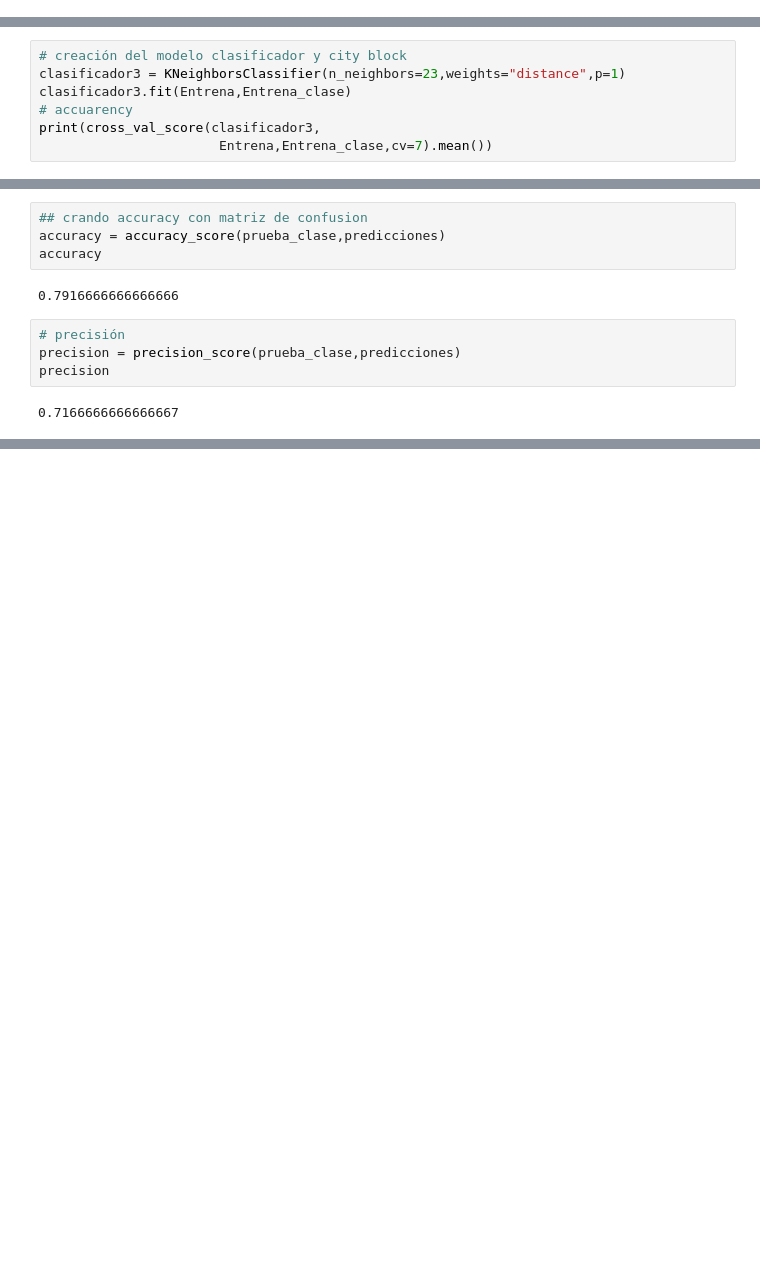
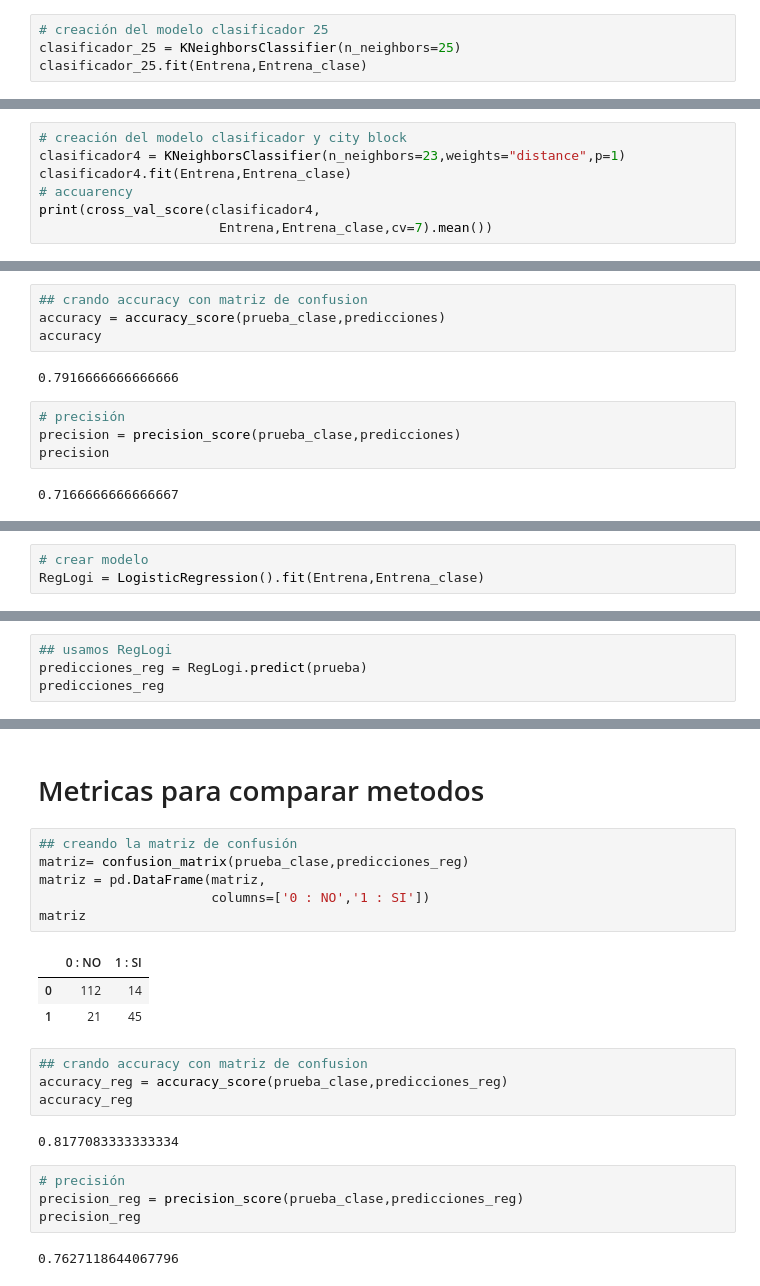
Before and after one commit to sergiomath/dataScience, a Jupyter notebook: Train_data.ipynb, the cells around one changed output, grey strips where cells are left out. Drawn from its saved outputs; the diff is of its cells as text; blank space fills up the shorter version.

```diff
--- a/Train_data.ipynb
+++ b/Train_data.ipynb
@@ -336,2 +339,6 @@ np.sqrt(576)
 # %%
 from sklearn.neighbors import KNeighborsClassifier
+# %%
+# creación del modelo clasificador 25
+clasificador_25 = KNeighborsClassifier(n_neighbors=25)
+clasificador_25.fit(Entrena,Entrena_clase)
@@ -379,10 +396,10 @@ print(cross_val_score(clasificador2,
  > ## city block distance
 # %%
 # creación del modelo clasificador y city block
-clasificador3 = KNeighborsClassifier(n_neighbors=23,weights="distance",p=1)
-clasificador3.fit(Entrena,Entrena_clase)
+clasificador4 = KNeighborsClassifier(n_neighbors=23,weights="distance",p=1)
+clasificador4.fit(Entrena,Entrena_clase)
 # accuarency
-print(cross_val_score(clasificador3,
+print(cross_val_score(clasificador4,
                        Entrena,Entrena_clase,cv=7).mean())
 # %% [output]
 0.7499895050585618
@@ -434,0 +456,3 @@ precision
+# %%
+# crear modelo
+RegLogi = LogisticRegression().fit(Entrena,Entrena_clase)
@@ -434,0 +467,4 @@ precision
+# %%
+## usamos RegLogi
+predicciones_reg = RegLogi.predict(prueba)
+predicciones_reg
@@ -434,0 +481,24 @@ precision
+# %% [markdown]
+# Metricas para comparar metodos
+# %%
+## creando la matriz de confusión
+matriz= confusion_matrix(prueba_clase,predicciones_reg)
+matriz = pd.DataFrame(matriz,
+                      columns=['0 : NO','1 : SI'])
+matriz
+# %% [output]
+|  | 0 : NO | 1 : SI |
+| 0 | 112 | 14 |
+| 1 | 21 | 45 |
+# %%
+## crando accuracy con matriz de confusion
+accuracy_reg = accuracy_score(prueba_clase,predicciones_reg)
+accuracy_reg
+# %% [output]
+0.8177083333333334
+# %%
+# precisión
+precision_reg = precision_score(prueba_clase,predicciones_reg)
+precision_reg
+# %% [output]
+0.7627118644067796
```
Also changed, not shown: parts of 15 cells of this notebook.
